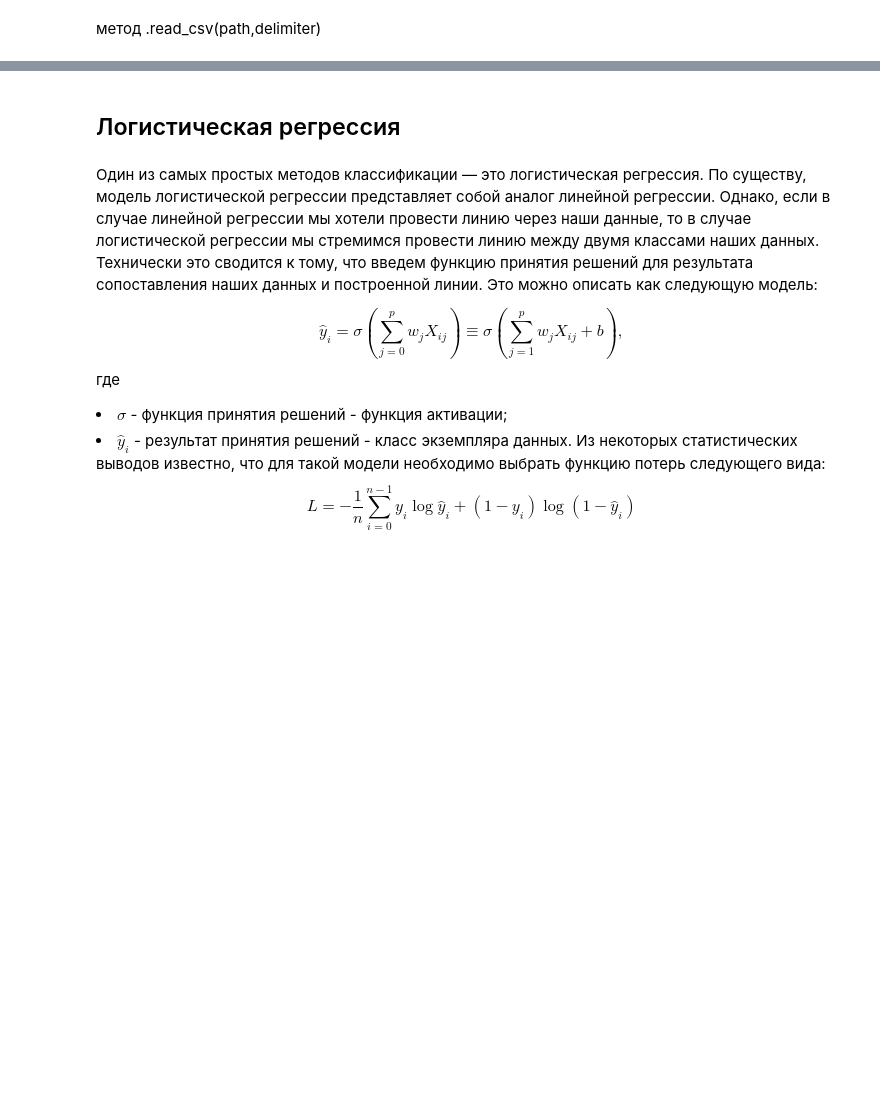
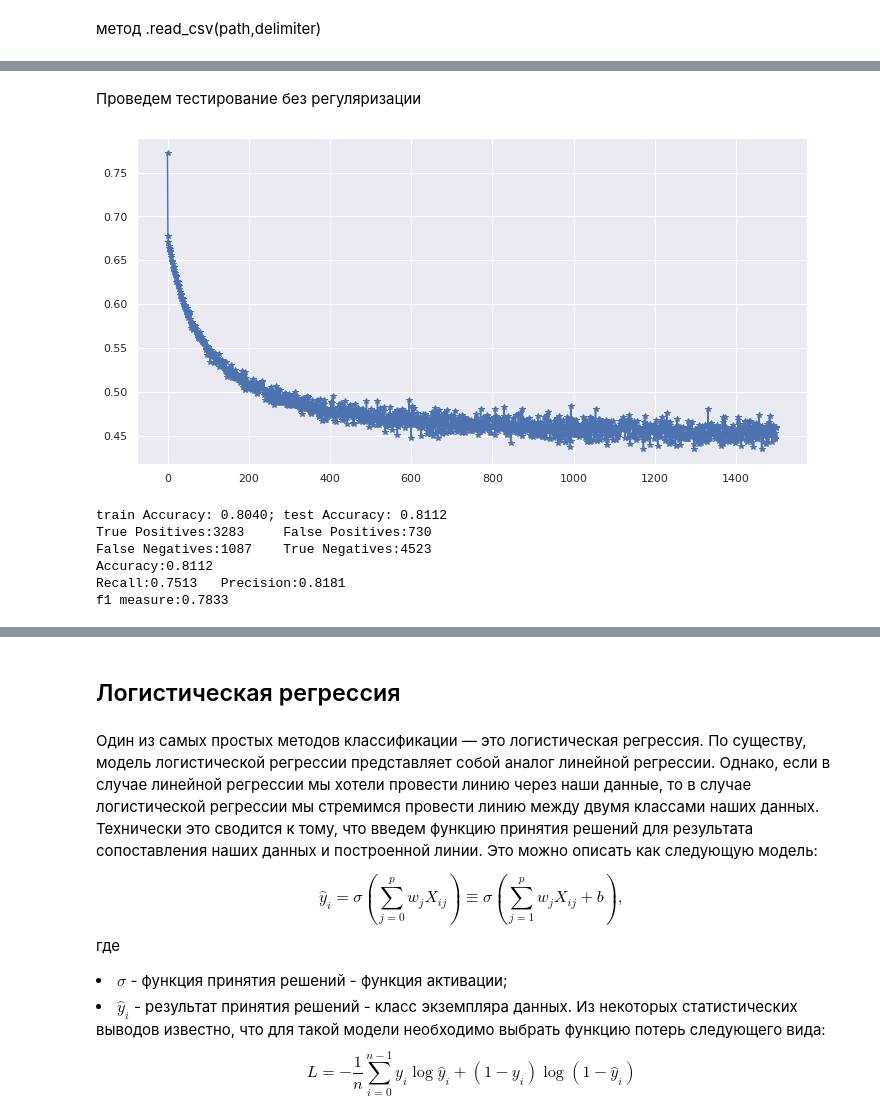
Before and after one commit to lizalanchu/Cars_Moldova_homework1-, a Jupyter notebook: Дз3_Car_Moldova_SE.ipynb, the cells around one changed output, grey strips where cells are left out. Saved outputs shown, nothing was run; the diff lists cells and outputs as text; code cells hidden in the pictures; blank space fills up the shorter version.

```diff
--- a/Дз3_Car_Moldova_SE.ipynb
+++ b/Дз3_Car_Moldova_SE.ipynb
@@ -41,0 +91,3 @@ df
+# %%
+def to_class(logit, threshold = 0.5):
+    return (logit>=threshold)*1
@@ -41,0 +102,4 @@ df
+# %%
+_EPS_ = 1e-6
+def loss(yhat, y):
+    return -(y*np.log(yhat + _EPS_)+(1 - y)*np.log(1 - yhat + _EPS_)).mean()
@@ -41,0 +355,12 @@ df
+# %%
+X = df[num_columns].values
+y = df["Transmission"].values
+features_names = df[num_columns].columns
+
+X_train, X_test, y_train, y_test = train_test_split(X, y, test_size=0.3, random_state=42)
+
+
+scaler  = MinMaxScaler()
+X_train = scaler.fit_transform(X_train)
+X_test  = scaler.transform(X_test)
+pd.DataFrame(X_train).tail()
@@ -41,0 +374,20 @@ df
+# %% [markdown]
+Проведем тестирование без регуляризации
+# %%
+regr = LogisticRegression(learning_rate=0.8,epochs=1500,batch_size=5000)
+
+regr.fit(X_train, y_train)
+
+regr.plot_cost()
+
+print( 'train Accuracy: %.4f; test Accuracy: %.4f' % (regr.score(X_train, y_train), regr.score(X_test, y_test)))
+
+regr.classification_report(X_test, y_test)
+# %% [output]
+[figure, added]
+train Accuracy: 0.8040; test Accuracy: 0.8112
+True Positives:3283     False Positives:730
+False Negatives:1087    True Negatives:4523
+Accuracy:0.8112
+Recall:0.7513   Precision:0.8181
+f1 measure:0.7833
```
Also changed, not shown: parts of 79 cells of this notebook.
